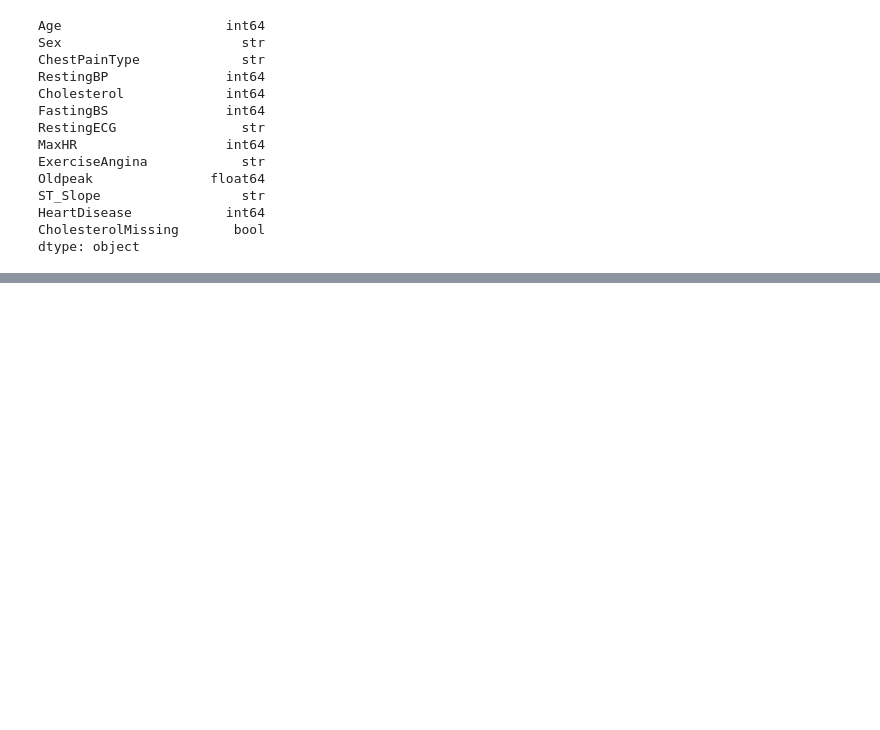
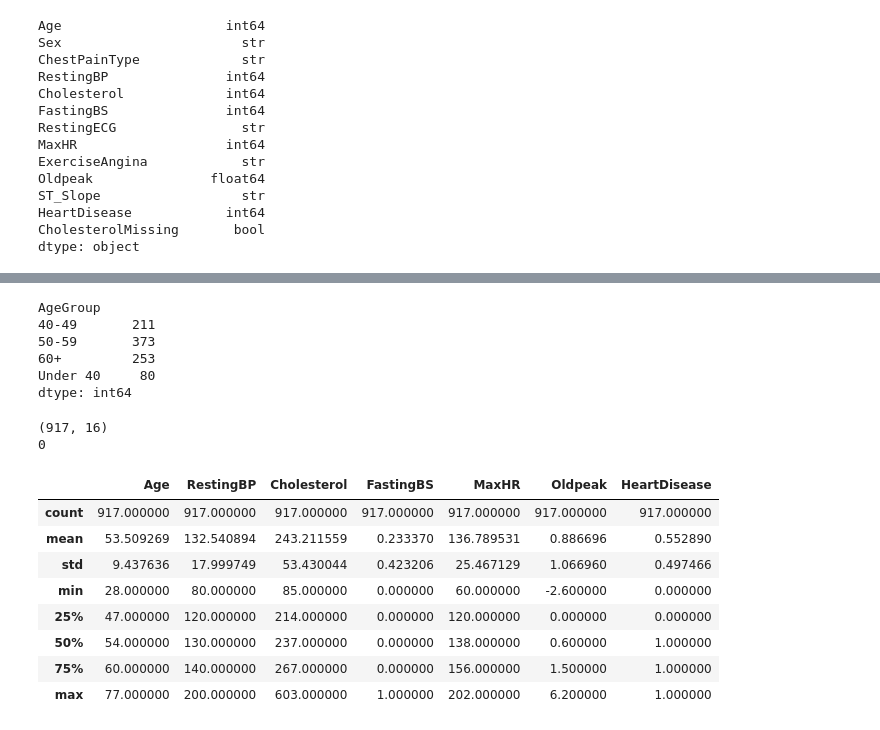
Before and after one commit to TuhinShaikh/Heart-Disease-Visualisation, a Jupyter notebook: Heart_Disease_Analysis.ipynb, the cells around one changed output, grey strips where cells are left out. Cells and saved outputs as stored; diff of their text form; code cells hidden in the pictures; blank space fills up the shorter version.

Commit message:
Add analysis Q1-Q3: gender, age group, exercise angina

```diff
--- a/Heart_Disease_Analysis.ipynb
+++ b/Heart_Disease_Analysis.ipynb
@@ -229,3 +229,7 @@ ST_Slope                  str
 HeartDisease            int64
 CholesterolMissing       bool
 dtype: object
+# %%
+df["HeartDiseaseLabel"] = df["HeartDisease"].map({0: "No Heart Disease", 1: "Heart Disease"})
+df["FastingBSLabel"] = df["FastingBS"].map({0: "Normal", 1: "High"})
+df.head() # chaning the coloumn name since 0 and 1 not readable
@@ -231,0 +243,29 @@ dtype: object
+# %%
+df.loc[df["Age"] < 40, "AgeGroup"] = "Under 40"  #age grouping for analysis
+df.loc[(df["Age"] >= 40) & (df["Age"] < 50), "AgeGroup"] = "40-49"
+df.loc[(df["Age"] >= 50) & (df["Age"] < 60), "AgeGroup"] = "50-59"
+df.loc[df["Age"] >= 60, "AgeGroup"] = "60+"
+df.groupby("AgeGroup").size()
+# %% [output]
+AgeGroup
+40-49       211
+50-59       373
+60+         253
+Under 40     80
+dtype: int64
+# %%
+print(df.shape)
+print(pd.isnull(df).sum().sum())
+df.describe()
+# %% [output]
+(917, 16)
+0
+|  | Age | RestingBP | Cholesterol | FastingBS | MaxHR | Oldpeak | HeartDisease |
+| count | 917.000000 | 917.000000 | 917.000000 | 917.000000 | 917.000000 | 917.000000 | 917.000000 |
+| mean | 53.509269 | 132.540894 | 243.211559 | 0.233370 | 136.789531 | 0.886696 | 0.552890 |
+| std | 9.437636 | 17.999749 | 53.430044 | 0.423206 | 25.467129 | 1.066960 | 0.497466 |
+| min | 28.000000 | 80.000000 | 85.000000 | 0.000000 | 60.000000 | -2.600000 | 0.000000 |
+| 25% | 47.000000 | 120.000000 | 214.000000 | 0.000000 | 120.000000 | 0.000000 | 0.000000 |
+| 50% | 54.000000 | 130.000000 | 237.000000 | 0.000000 | 138.000000 | 0.600000 | 1.000000 |
+| 75% | 60.000000 | 140.000000 | 267.000000 | 0.000000 | 156.000000 | 1.500000 | 1.000000 |
+| max | 77.000000 | 200.000000 | 603.000000 | 1.000000 | 202.000000 | 6.200000 | 1.000000 |
```
Also changed, not shown: parts of 21 cells of this notebook.
